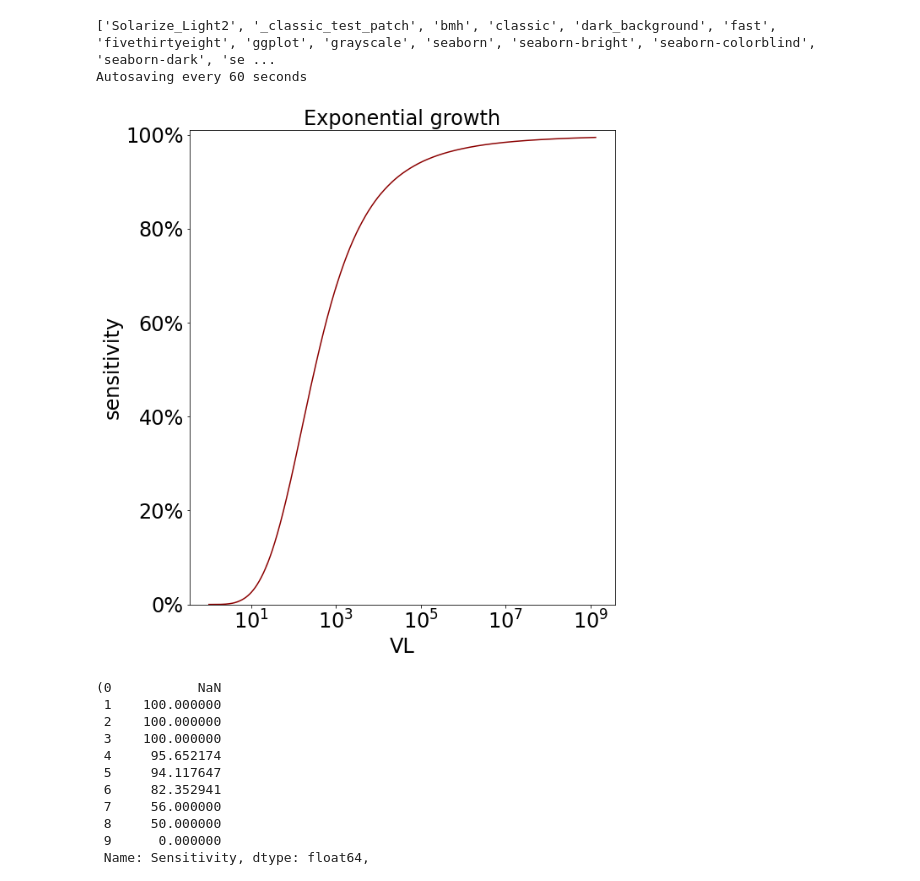
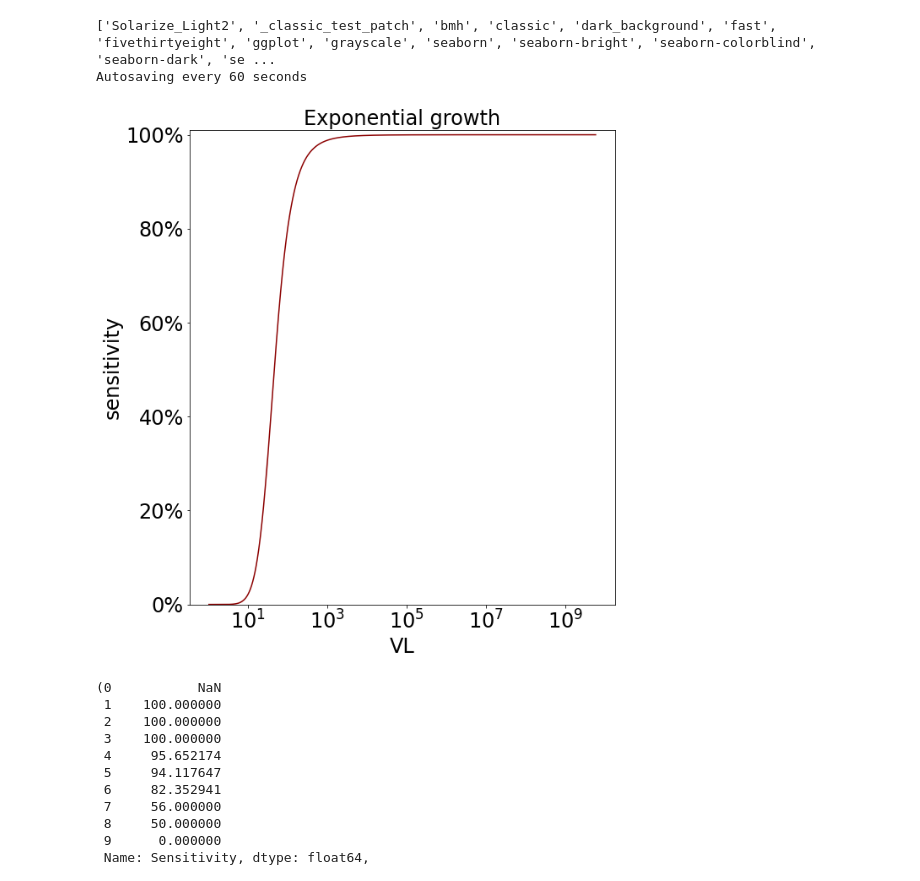
Before and after one commit to betoto008/Epidemiology_2020, a Jupyter notebook: Jupyter_Notebooks/Kitas_Schools/0_Sensitivity.ipynb, the cells around one changed output. Cells and saved outputs as stored; diff of their text form; code cells hidden in the pictures.

```diff
--- a/Jupyter_Notebooks/Kitas_Schools/0_Sensitivity.ipynb
+++ b/Jupyter_Notebooks/Kitas_Schools/0_Sensitivity.ipynb
@@ -40,24 +40,24 @@ def my_plot_layout(ax, yscale = 'linear', xscale = 'linear', ticks_labelsize = 2
     ax.set_ylabel(ylabel, fontsize = y_fontsize)
     ax.set_title(title, fontsize = y_fontsize)
 # %%
-g = 3
-time = np.linspace(0, 7, 1000)
+g = 4.5
+time = np.linspace(0, 5, 1000)
 virus = np.exp(g * time)
-sensitivity = (1/(1+(np.log10(virus[1:])/(2.5))**(-4)))
-t_inc = 4
+sensitivity = (1/(1+(np.log10(virus[1:])/(1.66))**(-7.49)))
+t_inc = 3
 tau = 0
 fig, ax  = plt.subplots(figsize = (10,10), gridspec_kw={'bottom':0.1, 'left':0.2})
 ax.plot(virus[1:], sensitivity, color = 'darkred')
 #ax.fill_between(time[1:], 1e4*(1/(1+(time[1:]/5)**(-6))), np.ones_like(time[1:])*1, alpha = .8)
 #ax.vlines([t_inc, t_inc-tau], 1, [np.exp(g * t_inc), np.exp(g * (t_inc-tau))], linestyle = '--', color = ['grey', 'darkgrey'])
 #ax.hlines([np.exp(g * t_inc), np.exp(g * (t_inc-tau))], 0, [t_inc, t_inc-tau], linestyle = '--', color = ['grey', 'darkgrey'])
 ax.set_ylim(0, 1.01)
 my_plot_layout(ax, xscale = 'log', yscale = 'linear', xlabel = 'VL', ylabel = 'sensitivity',
               title = 'Exponential growth')
 ax.yaxis.set_major_formatter(PercentFormatter(1))
 fig.savefig('../../Figures/Kitas_Schools/sensitivity_fit.pdf')
 # %% [output]
-[figure, old version]
+[figure, new version]
 # %%
 data = pd.read_excel('../../../../../Dropbox/Research/Epidemiology_2020/Text_files/Kitas_Schools/data/Sensitivität.xlsx', header = 1)
 data2 = pd.read_excel('../../../../../Dropbox/Research/Epidemiology_2020/Text_files/Kitas_Schools/data/210420_RADT_sens.xlsx', header = 0)
```
Also changed, not shown: parts of 3 cells of this notebook, 30 other files.
